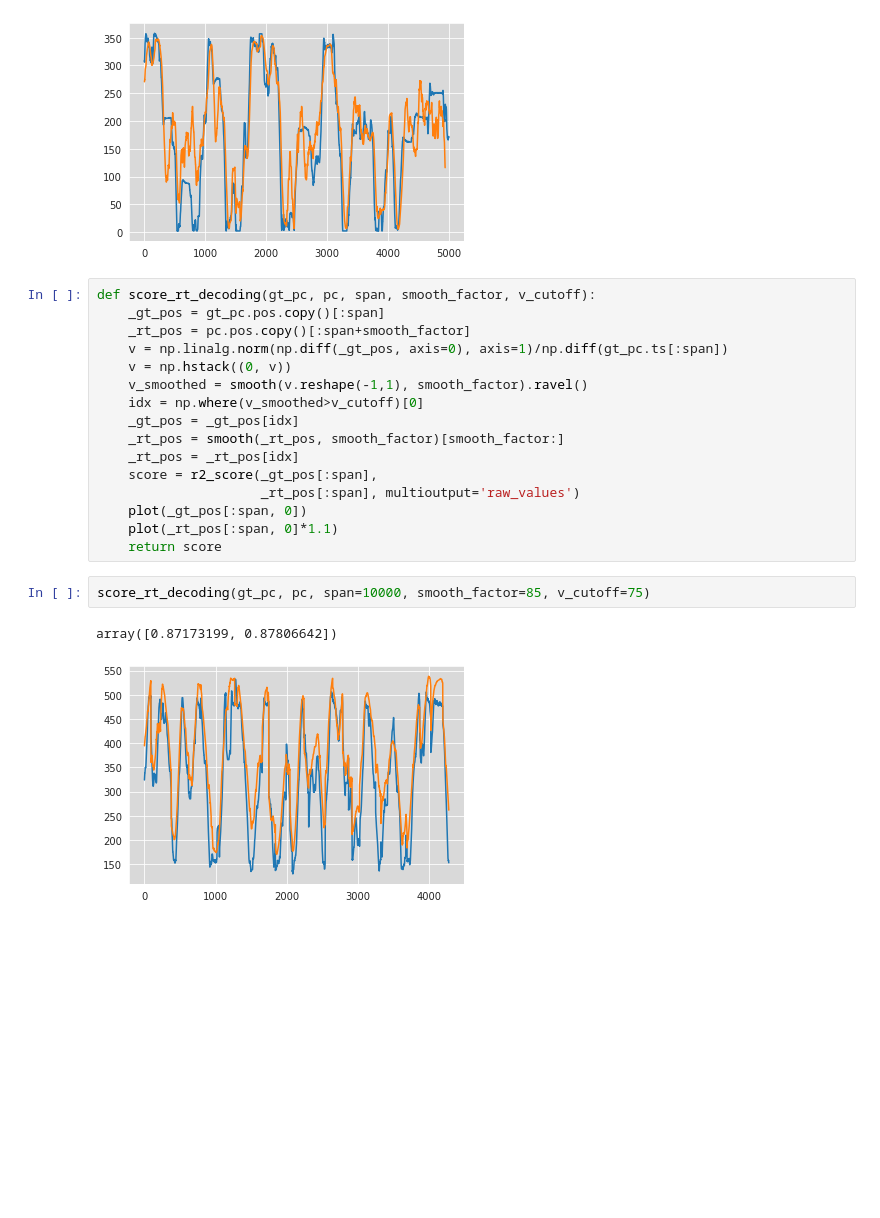
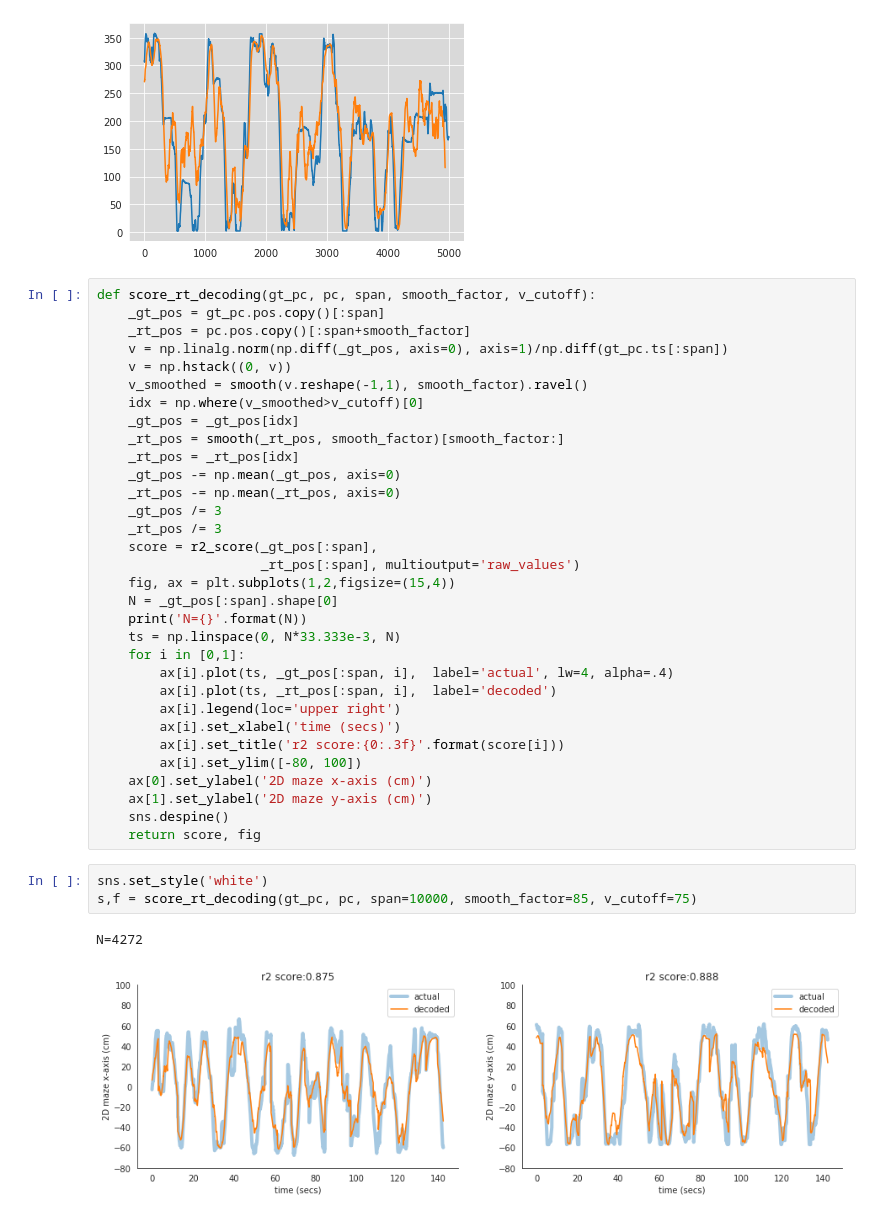
Before and after one commit to chongxi/spiketag, a Jupyter notebook: demo/real_time/score the real-time decoding.ipynb, the cells around one changed output. Cells and saved outputs as stored; diff of their text form; blank space fills up the shorter version.

Commit message:
update score decoding demo

```diff
--- a/demo/real_time/score the real-time decoding.ipynb
+++ b/demo/real_time/score the real-time decoding.ipynb
@@ -153,13 +153,30 @@ def score_rt_decoding(gt_pc, pc, span, smooth_factor, v_cutoff):
     _gt_pos = _gt_pos[idx]
     _rt_pos = smooth(_rt_pos, smooth_factor)[smooth_factor:]
     _rt_pos = _rt_pos[idx]
+    _gt_pos -= np.mean(_gt_pos, axis=0)
+    _rt_pos -= np.mean(_rt_pos, axis=0)
+    _gt_pos /= 3
+    _rt_pos /= 3
     score = r2_score(_gt_pos[:span],
                      _rt_pos[:span], multioutput='raw_values')
-    plot(_gt_pos[:span, 0])
-    plot(_rt_pos[:span, 0]*1.1)
-    return score
+    fig, ax = plt.subplots(1,2,figsize=(15,4))
+    N = _gt_pos[:span].shape[0]
+    print('N={}'.format(N))
+    ts = np.linspace(0, N*33.333e-3, N)
+    for i in [0,1]:
+        ax[i].plot(ts, _gt_pos[:span, i],  label='actual', lw=4, alpha=.4)
+        ax[i].plot(ts, _rt_pos[:span, i],  label='decoded')
+        ax[i].legend(loc='upper right')
+        ax[i].set_xlabel('time (secs)')
+        ax[i].set_title('r2 score:{0:.3f}'.format(score[i]))
+        ax[i].set_ylim([-80, 100])
+    ax[0].set_ylabel('2D maze x-axis (cm)')
+    ax[1].set_ylabel('2D maze y-axis (cm)')
+    sns.despine()
+    return score, fig
 # %%
-score_rt_decoding(gt_pc, pc, span=10000, smooth_factor=85, v_cutoff=75)
+sns.set_style('white')
+s,f = score_rt_decoding(gt_pc, pc, span=10000, smooth_factor=85, v_cutoff=75)
 # %% [output]
-array([0.87173199, 0.87806642])
+N=4272
-[figure, old version]
+[figure, new version]
```
Also changed, not shown: parts of 1 cell of this notebook.
